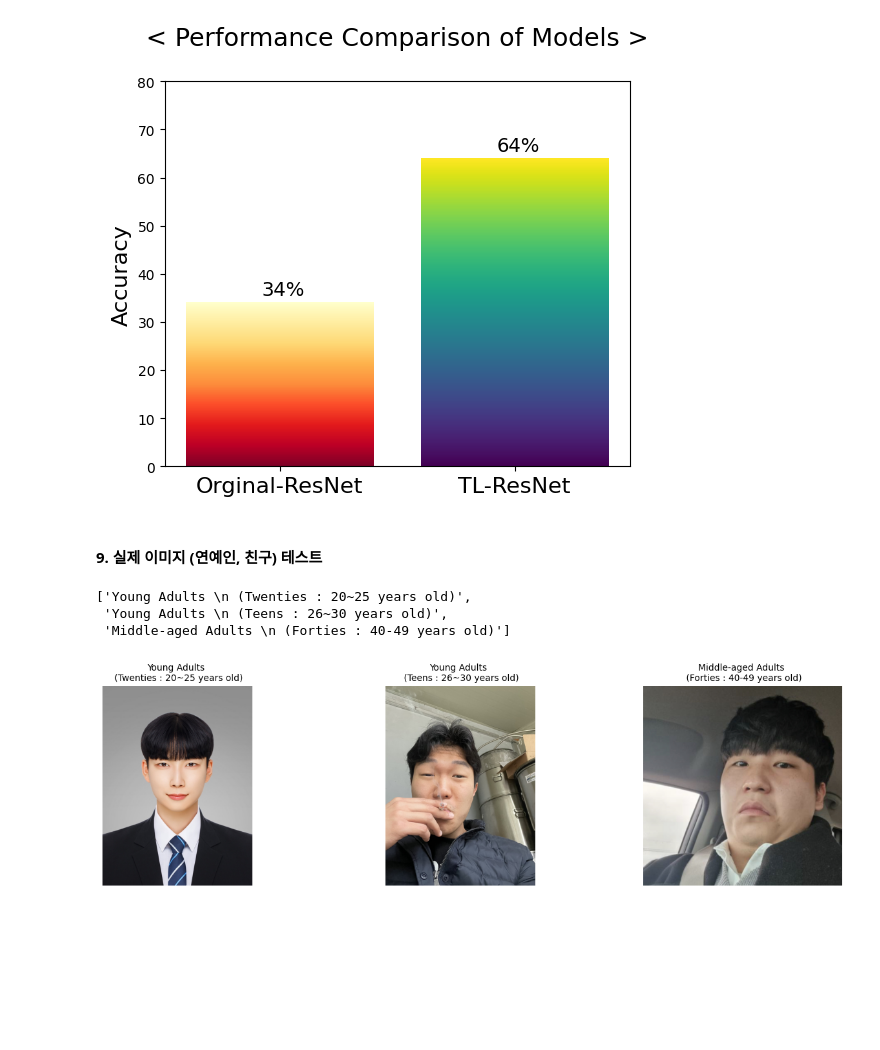
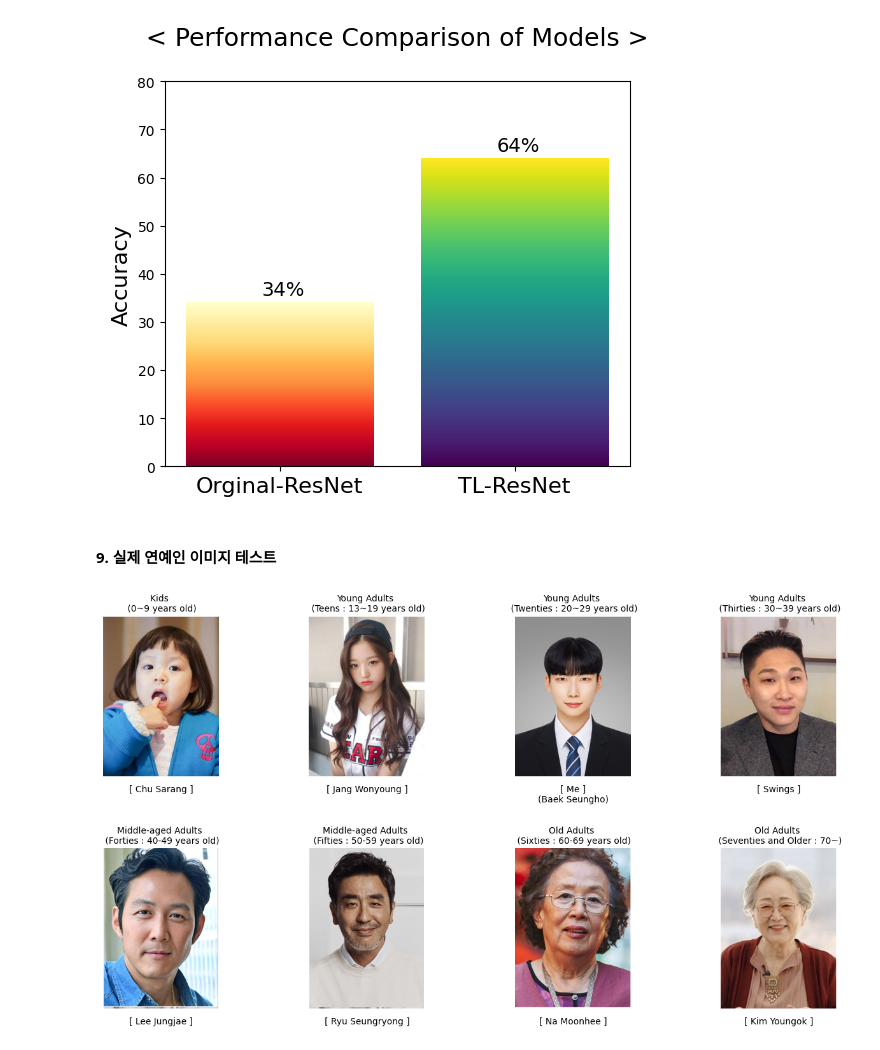
Before and after one commit to qortmdgh4141/Comparing-the-Effect-of-Transfer-Learning-on-ResNet-for-Classification-Problems, a Jupyter notebook: ResNet50.ipynb, the cells around one changed output. Saved outputs shown, nothing was run; the diff lists cells and outputs as text; code cells hidden in the pictures; blank space fills up the shorter version.

Commit message:
Colaboratory를 통해 생성됨

```diff
--- a/ResNet50.ipynb
+++ b/ResNet50.ipynb
@@ -713,7 +711,7 @@ plt.show()
 # %% [output]
 [figure]
 # %% [markdown]
-#### <b> 9. 실제 이미지 (연예인, 친구) 테스트 </b>
+#### <b> 9. 실제 연예인 이미지 테스트 </b>
 # %%
 from PIL import ImageFile
 
@@ -754,18 +752,7 @@ def real_img_test(net, loader):
     return pred_list
 
 label_to_age = {
-    0: "0-6 years old",
-    1: "7-12 years old",
-    2: "13-19 years old",
-    3: "20-30 years old",
-    4: "31-45 years old",
-    5: "46-55 years old",
-    6: "56-66 years old",
-    7: "67-80 years old"
-}
-
-label_to_age = {
-    0: "Kids (0~9 years old)",
+    0: "Kids \n (0~9 years old)",
     1: "Young Adults \n (Teens : 13~19 years old)",
     2: "Young Adults \n (Twenties : 20~29 years old)",
     3: "Young Adults \n (Thirties : 30~39 years old)",
@@ -783,42 +770,51 @@ real_test_transform = transforms.Compose([
 
 ImageFile.LOAD_TRUNCATED_IMAGES = True
 
-image_paths = [#"/content/drive/MyDrive/Colab Notebooks/Github_Repository/TL-ResNet/a.jpg",
-               #"/content/drive/MyDrive/Colab Notebooks/Github_Repository/TL-ResNet/b.jpg",
-               #"/content/drive/MyDrive/Colab Notebooks/Github_Repository/TL-ResNet/c.jpg",
-               #"/content/drive/MyDrive/Colab Notebooks/Github_Repository/TL-ResNet/d.jpg",
-               "/content/drive/MyDrive/Colab Notebooks/Github_Repository/TL-ResNet/e.jpg",
-               "/content/drive/MyDrive/Colab Notebooks/Github_Repository/TL-ResNet/1.jpg",
-               "/content/drive/MyDrive/Colab Notebooks/Github_Repository/TL-ResNet/2.jpg"]
+image_paths = ["/content/drive/MyDrive/Colab Notebooks/Github_Repository/TL-ResNet/img1.png",
+               "/content/drive/MyDrive/Colab Notebooks/Github_Repository/TL-ResNet/img2.png",
+               "/content/drive/MyDrive/Colab Notebooks/Github_Repository/TL-ResNet/img3.png",
+               "/content/drive/MyDrive/Colab Notebooks/Github_Repository/TL-ResNet/img4.png",
+               "/content/drive/MyDrive/Colab Notebooks/Github_Repository/TL-ResNet/img5.png",
+               "/content/drive/MyDrive/Colab Notebooks/Github_Repository/TL-ResNet/img6.png",
+               "/content/drive/MyDrive/Colab Notebooks/Github_Repository/TL-ResNet/img7.png",
+               "/content/drive/MyDrive/Colab Notebooks/Github_Repository/TL-ResNet/img8.png"]
+
+names = ["[ Chu Sarang ]", "[ Jang Wonyoung ]", "[ Me ]\n(Baek Seungho)", "[ Swings ]", "[ Lee Jungjae ]", "[ Ryu Seungryong ]", "[ Na Moonhee ]", "[ Kim Youngok ]"]
 
 real_dataset = CustomDataset(image_paths, real_test_transform)
 real_dataloader = torch.utils.data.DataLoader(real_dataset, batch_size=1, shuffle=False)
 
+model_path = "/content/drive/MyDrive/Colab Notebooks/Github_Repository/TL-ResNet/TL-ResNet_model.pt" # 모델 파일 경로
+
+trans_net = torch.load(model_path)
+
 pred_list = real_img_test(net=trans_net, loader=real_dataloader)
 pred_ages = [label_to_age[pred] for pred in pred_list]
-
-pred_ages
-# %% [output]
-['Young Adults \n (Twenties : 20~25 years old)',
- 'Young Adults \n (Teens : 26~30 years old)',
- 'Middle-aged Adults \n (Forties : 40-49 years old)']
 # %%
 # 이미지와 라벨 출력을 위한 함수 정의
-def plot_images_with_labels(image_paths, pred_ages):
+def plot_images_with_labels(image_paths, names, pred_ages):
     num_images = len(image_paths)
-    fig, axs = plt.subplots(1, num_images, figsize=(16, 4))
+    fig, axs = plt.subplots(2, 4, figsize=(16, 8))
+
+    plt.subplots_adjust(hspace=0.45)
 
     for i, image_path in enumerate(image_paths):
         image = Image.open(image_path)
         label = pred_ages[i]
 
-        axs[i].imshow(image)
-        axs[i].set_title(f"{label}", fontsize=10)
-        axs[i].axis('off')
+        row = i // 4
+        col = i % 4
+        axs[row, col].imshow(image)
+        axs[row, col].set_title(f"{label}", fontsize=10)
+        axs[row, col].axis('off')
+
+        label_x = image.size[0] / 2  # 이미지의 가로 중앙으로 텍스트를 이동시킵니다.
+        label_y = image.size[1]  # 이미지의 아래에 텍스트를 표시합니다.
+        axs[row, col].text(label_x, label_y+20, names[i], fontsize=10, ha='center', va='top')  # 이미지 밑에 라벨을 추가합니다.
 
     plt.show()
 
 # 이미지와 라벨을 그래프에 출력
-plot_images_with_labels(image_paths , pred_ages )
+plot_images_with_labels(image_paths , names, pred_ages)
 # %% [output]
-[figure, old version]
+[figure, new version]
```
Also changed, not shown: parts of 2 cells of this notebook.
